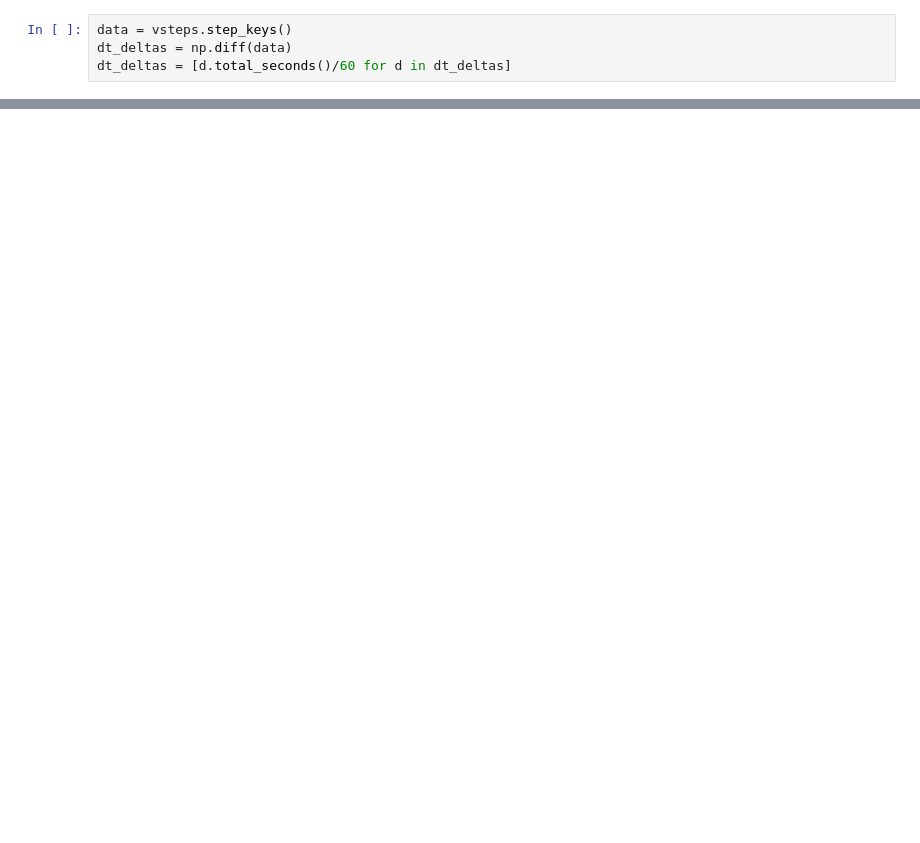
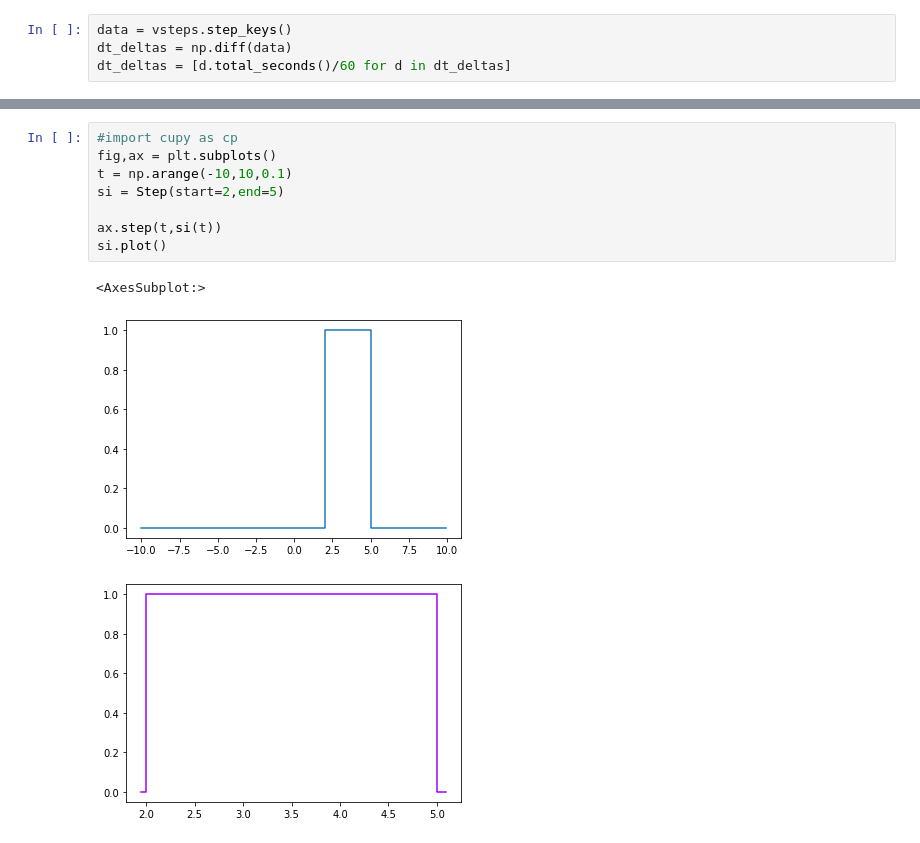
Before and after one commit to probability/topicmodelunderstanding, a Jupyter notebook: Notebooks/Time Delta.ipynb, the cells around one changed output, grey strips where cells are left out. Saved outputs shown, nothing was run; the diff lists cells and outputs as text; blank space fills up the shorter version.

```diff
--- a/Notebooks/Time Delta.ipynb
+++ b/Notebooks/Time Delta.ipynb
@@ -42,0 +39,12 @@ s3.plot(ax=ax2[1])
+# %%
+#import cupy as cp
+fig,ax = plt.subplots()
+t = np.arange(-10,10,0.1)
+si = Step(start=2,end=5)
+
+ax.step(t,si(t))
+si.plot()
+# %% [output]
+<AxesSubplot:>
+[figure, added]
+[figure, added]
```
Also changed, not shown: parts of 4 cells of this notebook, 4 other files.
